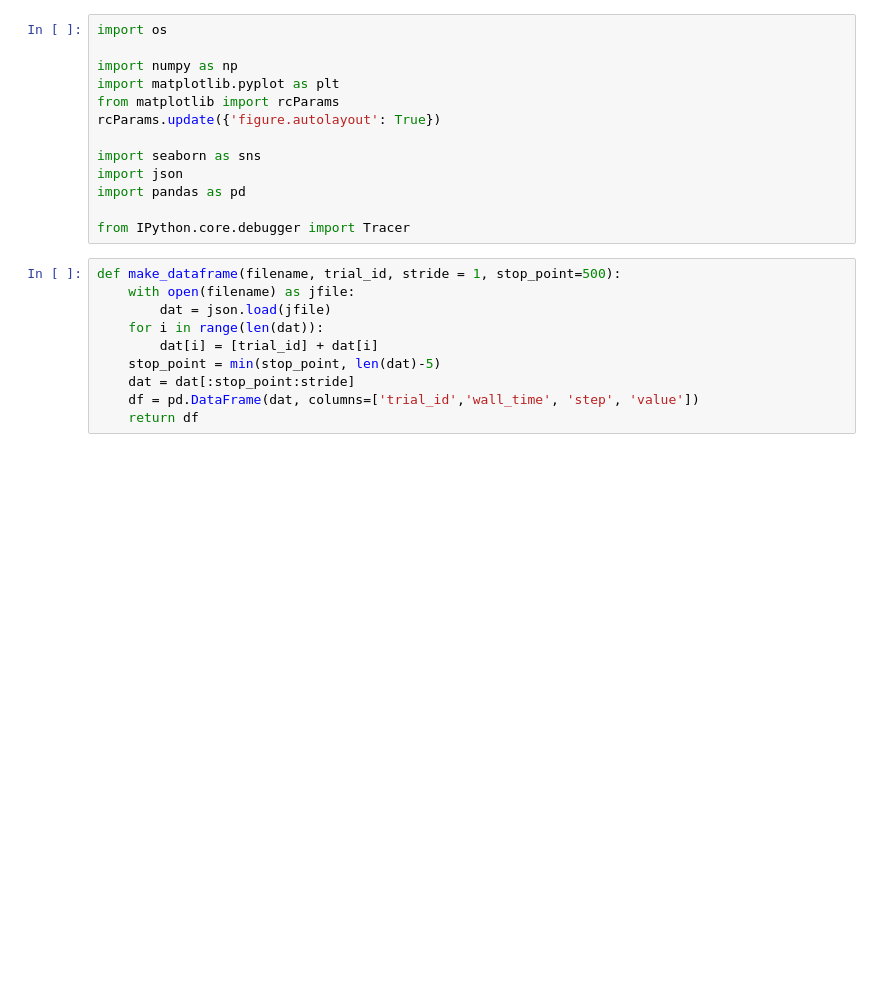
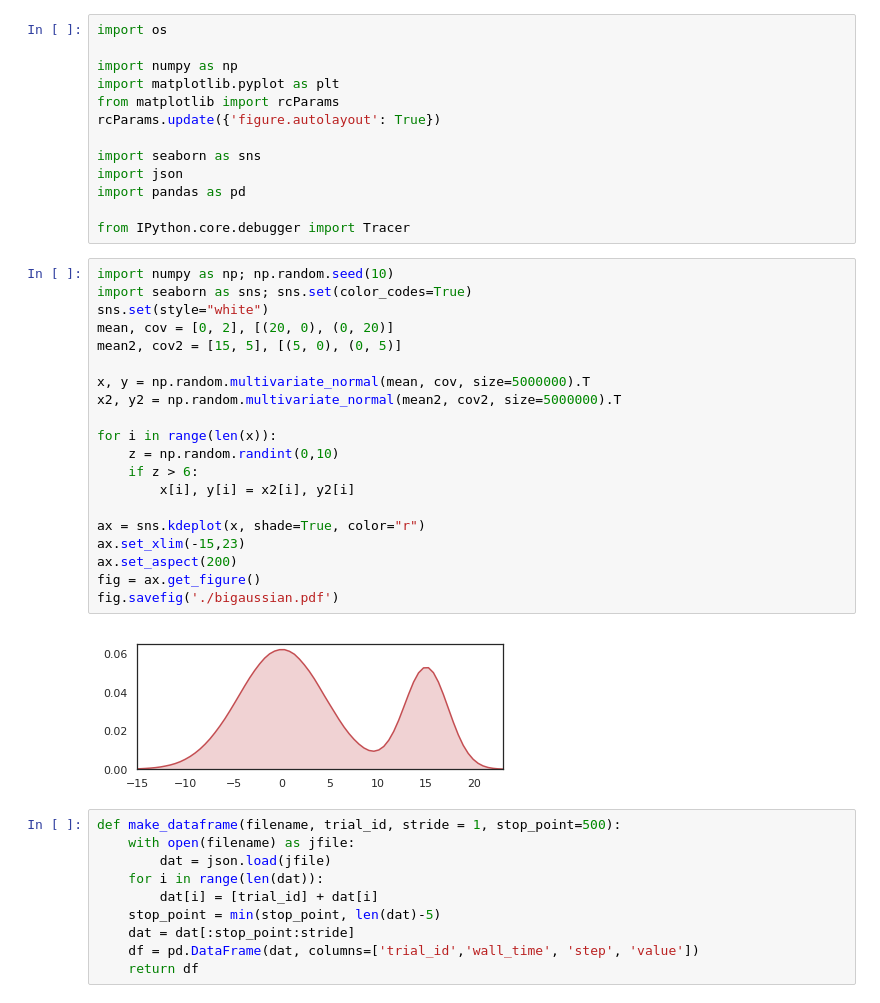
Before and after one commit to minhtannguyen/ffjord, a Jupyter notebook: make_plots_neurips.ipynb, the cells around one changed output. Drawn from its saved outputs; the diff is of its cells as text; blank space fills up the shorter version.

```diff
--- a/make_plots_neurips.ipynb
+++ b/make_plots_neurips.ipynb
@@ -11,6 +11,28 @@ import json
 import pandas as pd
 
 from IPython.core.debugger import Tracer
+# %%
+import numpy as np; np.random.seed(10)
+import seaborn as sns; sns.set(color_codes=True)
+sns.set(style="white")
+mean, cov = [0, 2], [(20, 0), (0, 20)]
+mean2, cov2 = [15, 5], [(5, 0), (0, 5)]
+
+x, y = np.random.multivariate_normal(mean, cov, size=5000000).T
+x2, y2 = np.random.multivariate_normal(mean2, cov2, size=5000000).T
+
+for i in range(len(x)):
+    z = np.random.randint(0,10)
+    if z > 6:
+        x[i], y[i] = x2[i], y2[i]
+
+ax = sns.kdeplot(x, shade=True, color="r")
+ax.set_xlim(-15,23)
+ax.set_aspect(200)
+fig = ax.get_figure()
+fig.savefig('./bigaussian.pdf')
+# %% [output]
+[figure, added]
 # %%
 def make_dataframe(filename, trial_id, stride = 1, stop_point=500):
     with open(filename) as jfile:
```
Also changed, not shown: parts of 2 cells of this notebook, 23 other files.
